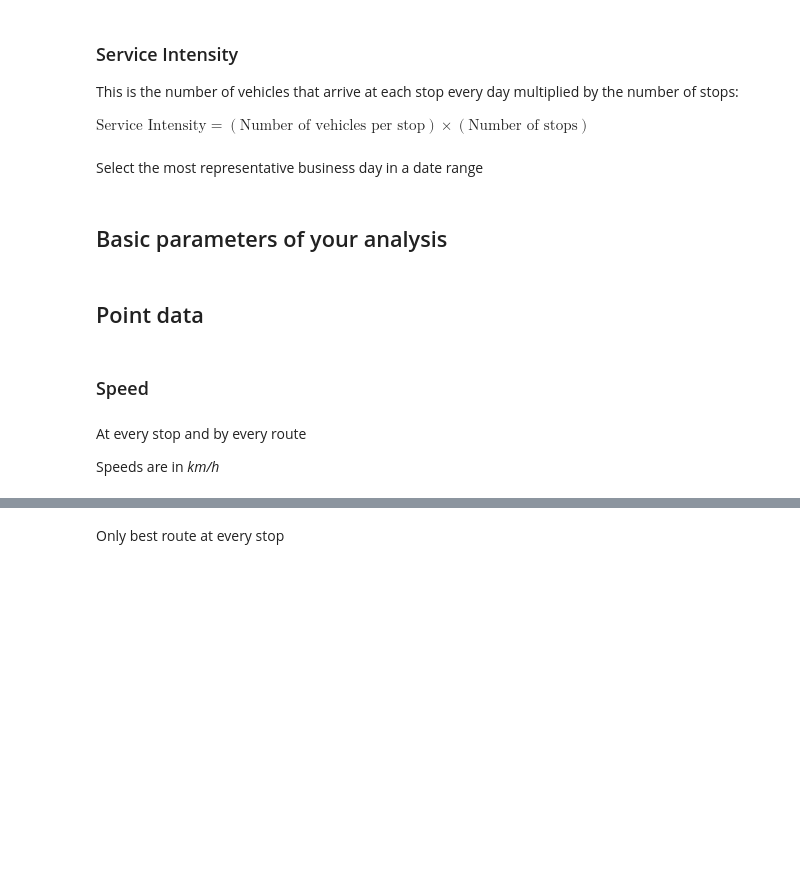
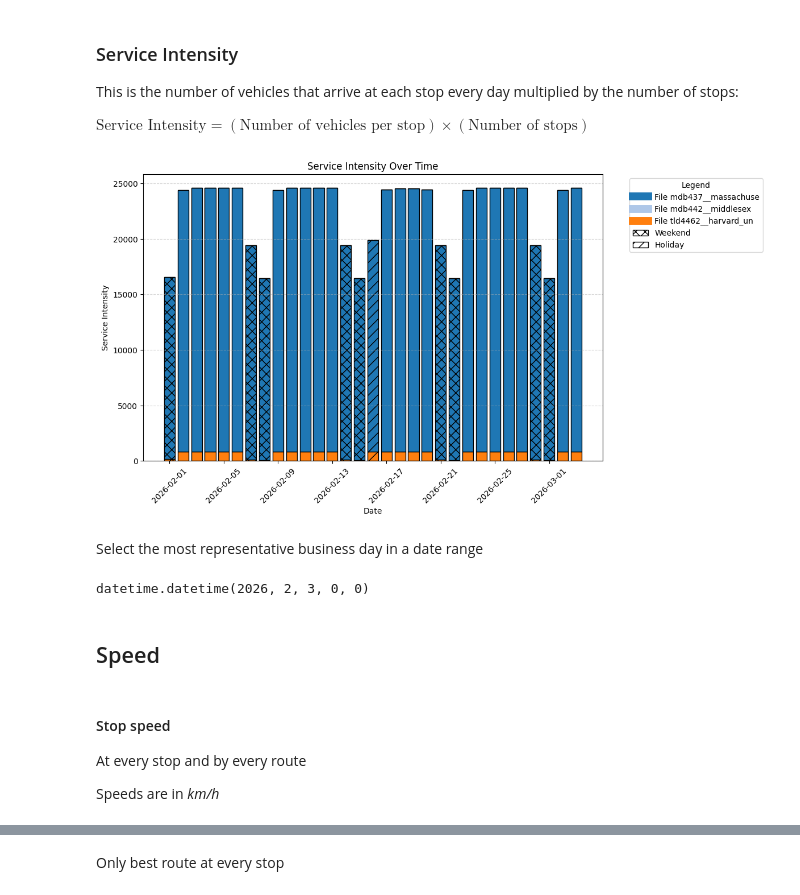
Before and after one commit to CityScope/pyGTFSHandler, a Jupyter notebook: examples/example.ipynb, the cells around one changed output, grey strips where cells are left out. Drawn from its saved outputs; the diff is of its cells as text; code cells hidden in the pictures; blank space fills up the shorter version.

```diff
--- a/examples/example.ipynb
+++ b/examples/example.ipynb
@@ -32,6 +35,16 @@ def df_to_stop_gdf(df):
 # %%
 city_name = "Cambridge, Massachusetts, USA"
 download_buffer = 2000 # In meters
+start_date=date.today() # If None take the feed min date
+end_date=date.today() + timedelta(days=30) # If None take the feed max date
+start_time = time(hour=8)
+end_time = time(hour=20)
+
+route_types = 'all' # Valid values are 'tram' 'subway' 'rail' 'bus' 'ferry' 'cable_car' 'gondola' 'funicular'
+# or any list combining those like ['rail', 'subway']
+stop_id = "parent_station" # Use the stop groups created with arg stop_group_distance in Feed to group neraby stops into one
+# You could choose 'stop_id' too
+stop_group_distance=100 # In meters. Group nearby stops into the same 'parent_station'
 # %%
 # Name of the folder with results
 city_filename = gtfs_checker.normalize_string(city_name)
@@ -104,9 +131,10 @@ gtfs = Feed(
     file_paths,
     aoi=aoi,
     # Group stops into same that are less than x meters apart. This updates the parent_station column
-    stop_group_distance=100,
-    start_date=date.today(), # If None take the feed min date
-    end_date=date.today() + timedelta(days=30), # If None take the feed max date
+    stop_group_distance=stop_group_distance,
+    start_date=start_date, # If None take the feed min date
+    end_date=end_date, # If None take the feed max date
+    route_types=route_types
 )
 # %% [markdown]
 ### Service Intensity
@@ -117,17 +145,19 @@ $\text{Service Intensity} = (\text{Number of vehicles per stop}) \times (\text{N
 # %%
 service_intensity = gtfs.get_service_intensity_in_date_range(
     start_date=None, # If None take the feed min date
     end_date=None, # If None take the feed max date
     date_type=None, # Could be something like 'holiday', 'weekday', or 'monday' to only consider some dates from the range.
     by_feed=True
 )
 service_intensity = service_intensity.to_pandas()
-plot_helper.service_intensity(service_intensity)
+plot_helpers.service_intensity(service_intensity)
+# %% [output]
+[figure, added]
 # %% [markdown]
 Select the most representative business day in a date range
 # %%
-idx = processing_helper.most_frequent_row_index(service_intensity)
+idx = processing_helpers.most_frequent_row_index(service_intensity)
 selected_day = service_intensity.iloc[idx]['date'].to_pydatetime()
 selected_day
+# %% [output]
+datetime.datetime(2026, 2, 3, 0, 0)
-# %% [markdown]
-## Basic parameters of your analysis
@@ -145,8 +164,8 @@ stop_id = "parent_station" # Use the stop groups created with arg stop_group_dis
-# %% [markdown]
-## Point data
 # %% [markdown]
-### Speed
+## Speed
 # %% [markdown]
+#### Stop speed
+
 At every stop and by every route
 
 Speeds are in *km/h*
```
Also changed, not shown: parts of 41 cells of this notebook, 4 other files.
